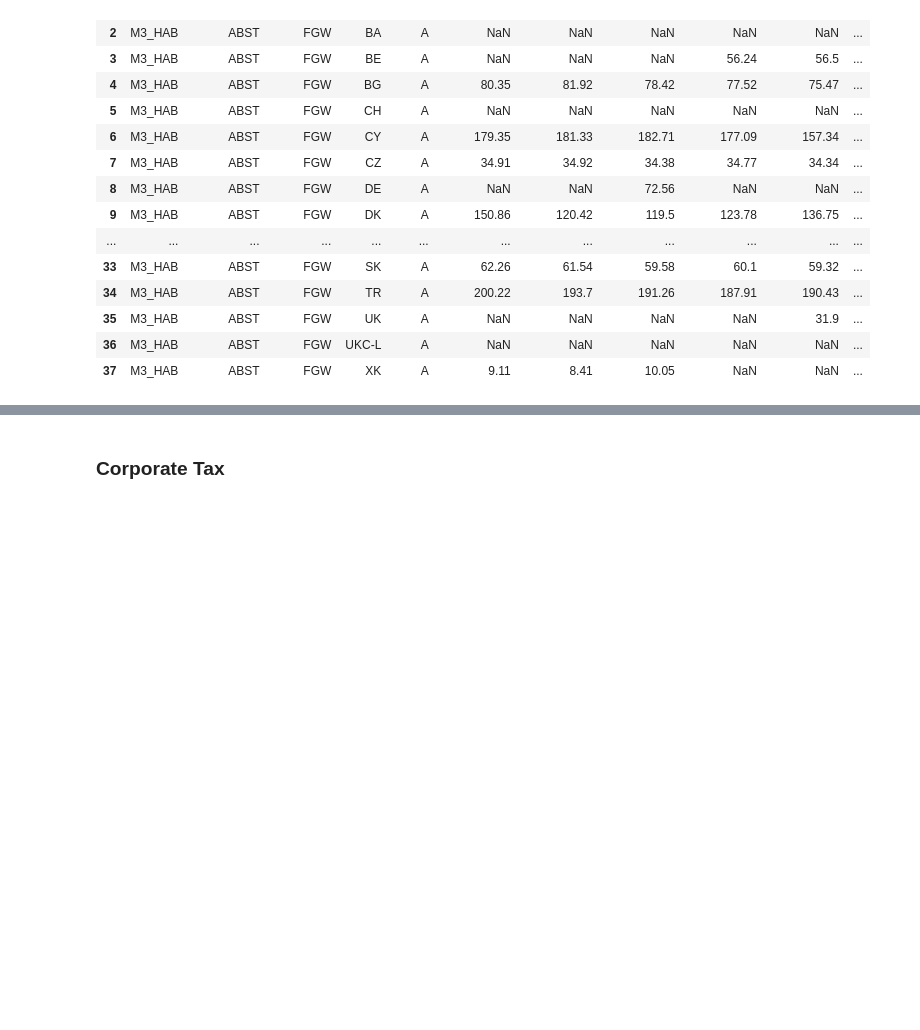
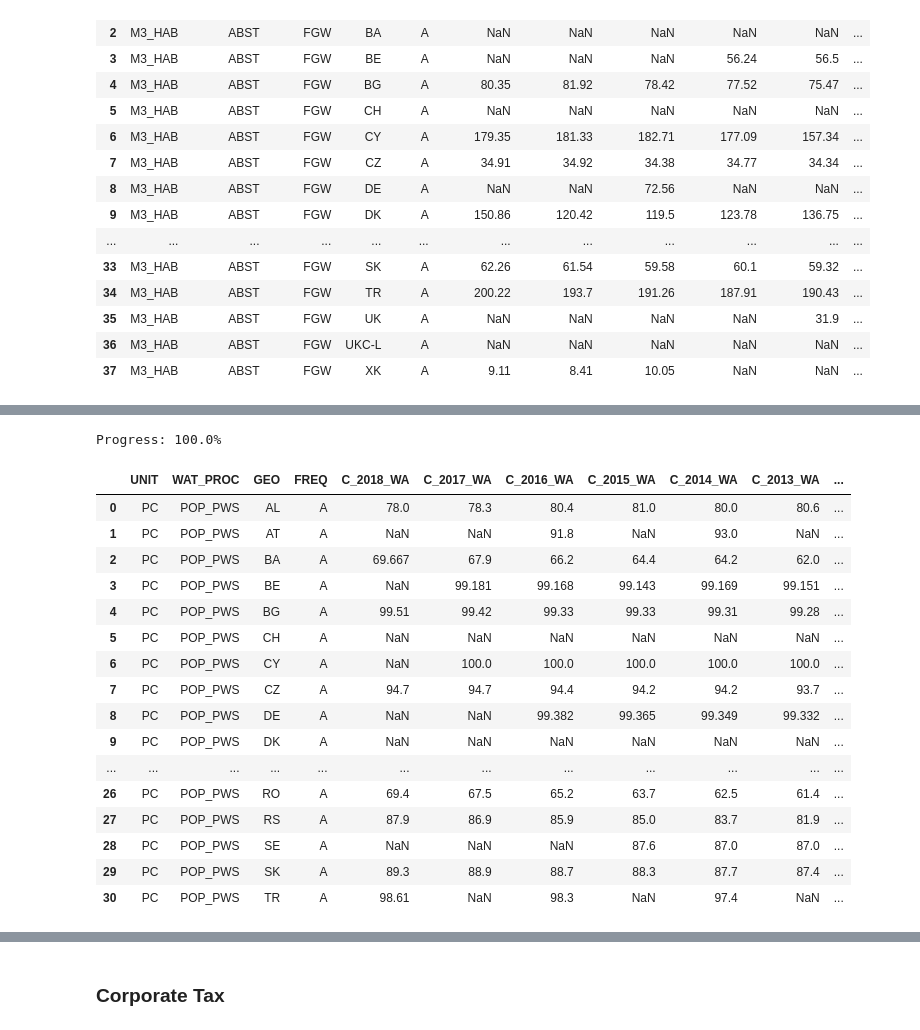
Before and after one commit to venkateshIedge7/CDC_Assignment1, a Jupyter notebook: Data_injestion.ipynb, the cells around one changed output, grey strips where cells are left out. Cells and saved outputs as stored; diff of their text form; code cells hidden in the pictures; blank space fills up the shorter version.

```diff
--- a/Data_injestion.ipynb
+++ b/Data_injestion.ipynb
@@ -578,8 +497,27 @@ Progress: 100.0%
 # %%
-filter_pars = {'FREQ': ['A'],'WAT_PROC':['ABS_IND']}
-EU_nuts2_sdmx_WA = es.get_sdmx_data_df('env_wat_abs','2010', '2020',filter_pars,flags=False, verbose = True)
+filter_pars = {'FREQ': ['A']}
+EU_nuts2_sdmx_WA = es.get_sdmx_data_df('env_wat_pop','2010', '2020',filter_pars,flags=False, verbose = True)
 #EU_nuts2_WA = EU_nuts2_sdmx_WA[EU_nuts2_sdmx_WA.GEO.str.contains(r'[0-9]')]
 #EU_nuts2_WA = EU_nuts2_WA.reset_index(drop=True)
-EU_nuts2_WA_I = EU_nuts2_sdmx_WA.rename({2010: "I_2010_WA",2011: "I_2011_WA",2012: "I_2012_WA",2013: "I_2013_WA",2014: "I_2014_WA",
-                  2015: "I_2015_WA",2016: "I_2016_WA",2017: "I_2017_WA",2018: "I_2018_WA",2019: "I_2019_WA"},axis = 1)
-EU_nuts2_WA_I
+EU_nuts2_WA_C = EU_nuts2_sdmx_WA.rename({2010: "C_2010_WA",2011: "C_2011_WA",2012: "C_2012_WA",2013: "C_2013_WA",2014: "C_2014_WA",
+                  2015: "C_2015_WA",2016: "C_2016_WA",2017: "C_2017_WA",2018: "C_2018_WA",2019: "C_2019_WA"},axis = 1)
+EU_nuts2_WA_C
+# %% [output]
+Progress: 100.0%
+|  | UNIT | WAT_PROC | GEO | FREQ | C_2018_WA | C_2017_WA | C_2016_WA | C_2015_WA | C_2014_WA | C_2013_WA | ... |
+| 0 | PC | POP_PWS | AL | A | 78.0 | 78.3 | 80.4 | 81.0 | 80.0 | 80.6 | ... |
+| 1 | PC | POP_PWS | AT | A | NaN | NaN | 91.8 | NaN | 93.0 | NaN | ... |
+| 2 | PC | POP_PWS | BA | A | 69.667 | 67.9 | 66.2 | 64.4 | 64.2 | 62.0 | ... |
+| 3 | PC | POP_PWS | BE | A | NaN | 99.181 | 99.168 | 99.143 | 99.169 | 99.151 | ... |
+| 4 | PC | POP_PWS | BG | A | 99.51 | 99.42 | 99.33 | 99.33 | 99.31 | 99.28 | ... |
+| 5 | PC | POP_PWS | CH | A | NaN | NaN | NaN | NaN | NaN | NaN | ... |
+| 6 | PC | POP_PWS | CY | A | NaN | 100.0 | 100.0 | 100.0 | 100.0 | 100.0 | ... |
+| 7 | PC | POP_PWS | CZ | A | 94.7 | 94.7 | 94.4 | 94.2 | 94.2 | 93.7 | ... |
+| 8 | PC | POP_PWS | DE | A | NaN | NaN | 99.382 | 99.365 | 99.349 | 99.332 | ... |
+| 9 | PC | POP_PWS | DK | A | NaN | NaN | NaN | NaN | NaN | NaN | ... |
+| ... | ... | ... | ... | ... | ... | ... | ... | ... | ... | ... | ... |
+| 26 | PC | POP_PWS | RO | A | 69.4 | 67.5 | 65.2 | 63.7 | 62.5 | 61.4 | ... |
+| 27 | PC | POP_PWS | RS | A | 87.9 | 86.9 | 85.9 | 85.0 | 83.7 | 81.9 | ... |
+| 28 | PC | POP_PWS | SE | A | NaN | NaN | NaN | 87.6 | 87.0 | 87.0 | ... |
+| 29 | PC | POP_PWS | SK | A | 89.3 | 88.9 | 88.7 | 88.3 | 87.7 | 87.4 | ... |
+| 30 | PC | POP_PWS | TR | A | 98.61 | NaN | 98.3 | NaN | 97.4 | NaN | ... |
```
Also changed, not shown: parts of 25 cells of this notebook.
